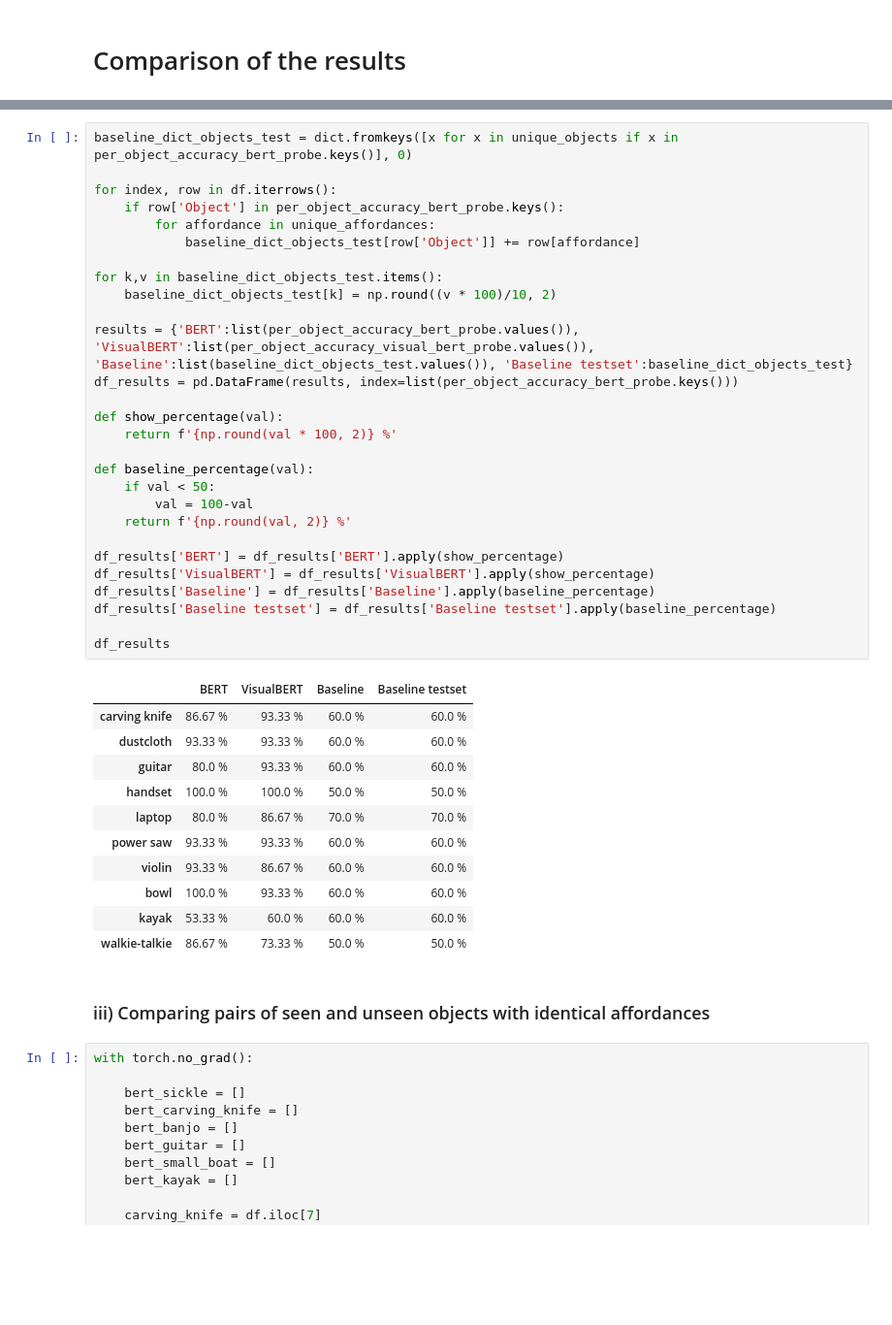
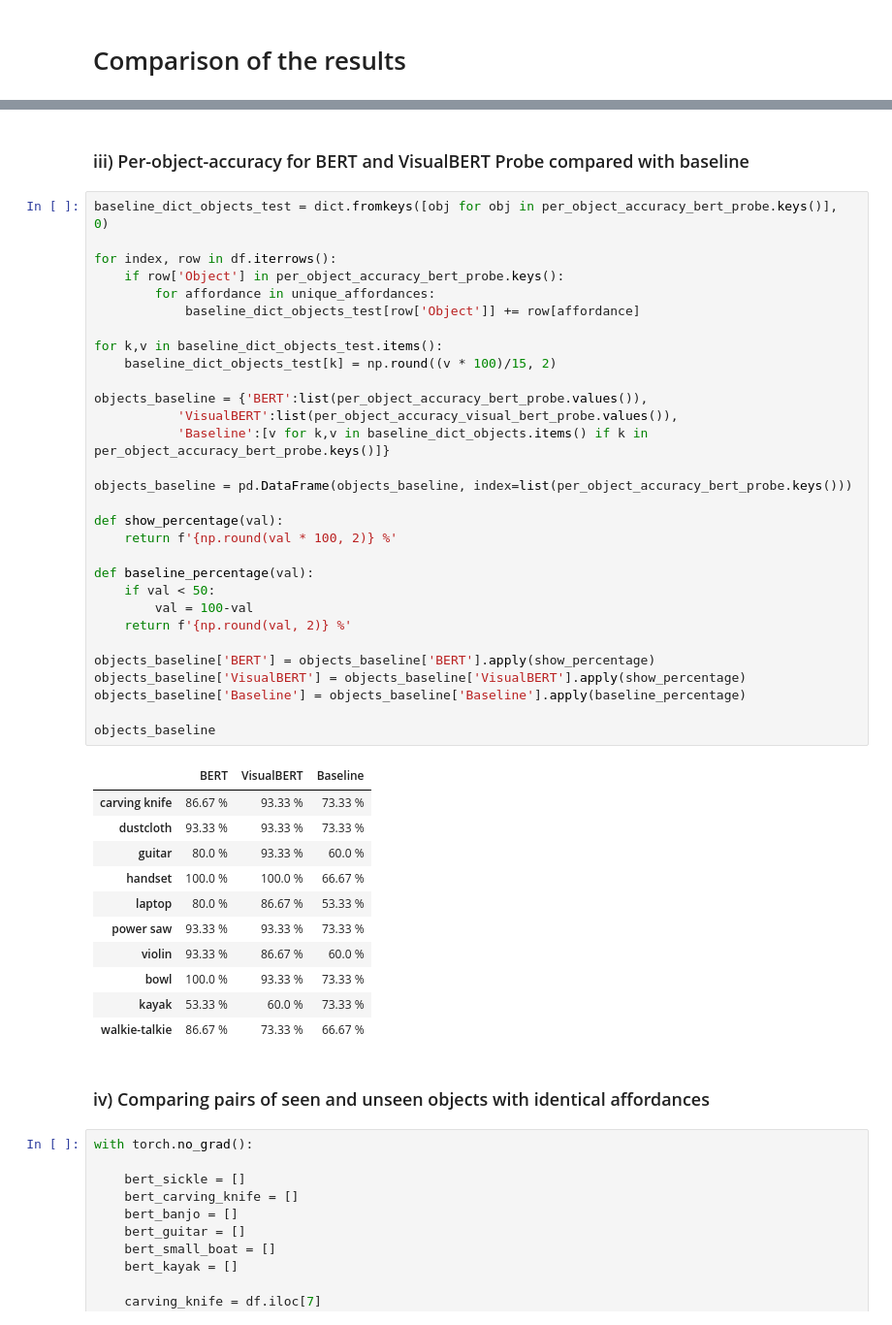
Before and after one commit to boattown/aics-course-project, a Jupyter notebook: code/test.ipynb, the cells around one changed output, grey strips where cells are left out. Shown at 97% size. Drawn from its saved outputs; the diff is of its cells as text; blank space fills up the shorter version.

Commit message:
Finish test.ipynb

```diff
--- a/code/test.ipynb
+++ b/code/test.ipynb
@@ -379,45 +392,49 @@ The table below shows the per-object-accuracy on the testset for BERT and Visual
+# %% [markdown]
+### iii) Per-object-accuracy for BERT and VisualBERT Probe compared with baseline
 # %%
-baseline_dict_objects_test = dict.fromkeys([x for x in unique_objects if x in per_object_accuracy_bert_probe.keys()], 0)
+baseline_dict_objects_test = dict.fromkeys([obj for obj in per_object_accuracy_bert_probe.keys()], 0)
 
 for index, row in df.iterrows():
     if row['Object'] in per_object_accuracy_bert_probe.keys():
         for affordance in unique_affordances:
             baseline_dict_objects_test[row['Object']] += row[affordance]
 
 for k,v in baseline_dict_objects_test.items():
-    baseline_dict_objects_test[k] = np.round((v * 100)/10, 2)
+    baseline_dict_objects_test[k] = np.round((v * 100)/15, 2)
 
-results = {'BERT':list(per_object_accuracy_bert_probe.values()), 'VisualBERT':list(per_object_accuracy_visual_bert_probe.values()), 'Baseline':list(baseline_dict_objects_test.values()), 'Baseline testset':baseline_dict_objects_test}
-df_results = pd.DataFrame(results, index=list(per_object_accuracy_bert_probe.keys()))
+objects_baseline = {'BERT':list(per_object_accuracy_bert_probe.values()),
+           'VisualBERT':list(per_object_accuracy_visual_bert_probe.values()),
+           'Baseline':[v for k,v in baseline_dict_objects.items() if k in per_object_accuracy_bert_probe.keys()]}
+
+objects_baseline = pd.DataFrame(objects_baseline, index=list(per_object_accuracy_bert_probe.keys()))
 
 def show_percentage(val):
     return f'{np.round(val * 100, 2)} %'
 
 def baseline_percentage(val):
     if val < 50:
         val = 100-val
     return f'{np.round(val, 2)} %'
 
-df_results['BERT'] = df_results['BERT'].apply(show_percentage)
-df_results['VisualBERT'] = df_results['VisualBERT'].apply(show_percentage)
-df_results['Baseline'] = df_results['Baseline'].apply(baseline_percentage)
-df_results['Baseline testset'] = df_results['Baseline testset'].apply(baseline_percentage)
+objects_baseline['BERT'] = objects_baseline['BERT'].apply(show_percentage)
+objects_baseline['VisualBERT'] = objects_baseline['VisualBERT'].apply(show_percentage)
+objects_baseline['Baseline'] = objects_baseline['Baseline'].apply(baseline_percentage)
 
-df_results
+objects_baseline
 # %% [output]
-|  | BERT | VisualBERT | Baseline | Baseline testset |
-| carving knife | 86.67 % | 93.33 % | 60.0 % | 60.0 % |
-| dustcloth | 93.33 % | 93.33 % | 60.0 % | 60.0 % |
-| guitar | 80.0 % | 93.33 % | 60.0 % | 60.0 % |
-| handset | 100.0 % | 100.0 % | 50.0 % | 50.0 % |
-| laptop | 80.0 % | 86.67 % | 70.0 % | 70.0 % |
-| power saw | 93.33 % | 93.33 % | 60.0 % | 60.0 % |
-| violin | 93.33 % | 86.67 % | 60.0 % | 60.0 % |
-| bowl | 100.0 % | 93.33 % | 60.0 % | 60.0 % |
-| kayak | 53.33 % | 60.0 % | 60.0 % | 60.0 % |
-| walkie-talkie | 86.67 % | 73.33 % | 50.0 % | 50.0 % |
+|  | BERT | VisualBERT | Baseline |
+| carving knife | 86.67 % | 93.33 % | 73.33 % |
+| dustcloth | 93.33 % | 93.33 % | 73.33 % |
+| guitar | 80.0 % | 93.33 % | 60.0 % |
+| handset | 100.0 % | 100.0 % | 66.67 % |
+| laptop | 80.0 % | 86.67 % | 53.33 % |
+| power saw | 93.33 % | 93.33 % | 73.33 % |
+| violin | 93.33 % | 86.67 % | 60.0 % |
+| bowl | 100.0 % | 93.33 % | 73.33 % |
+| kayak | 53.33 % | 60.0 % | 73.33 % |
+| walkie-talkie | 86.67 % | 73.33 % | 66.67 % |
 # %% [markdown]
-### iii) Comparing pairs of seen and unseen objects with identical affordances
+### iv) Comparing pairs of seen and unseen objects with identical affordances
 # %%
 with torch.no_grad():
 
```
Also changed, not shown: parts of 14 cells of this notebook, 1 other file.
